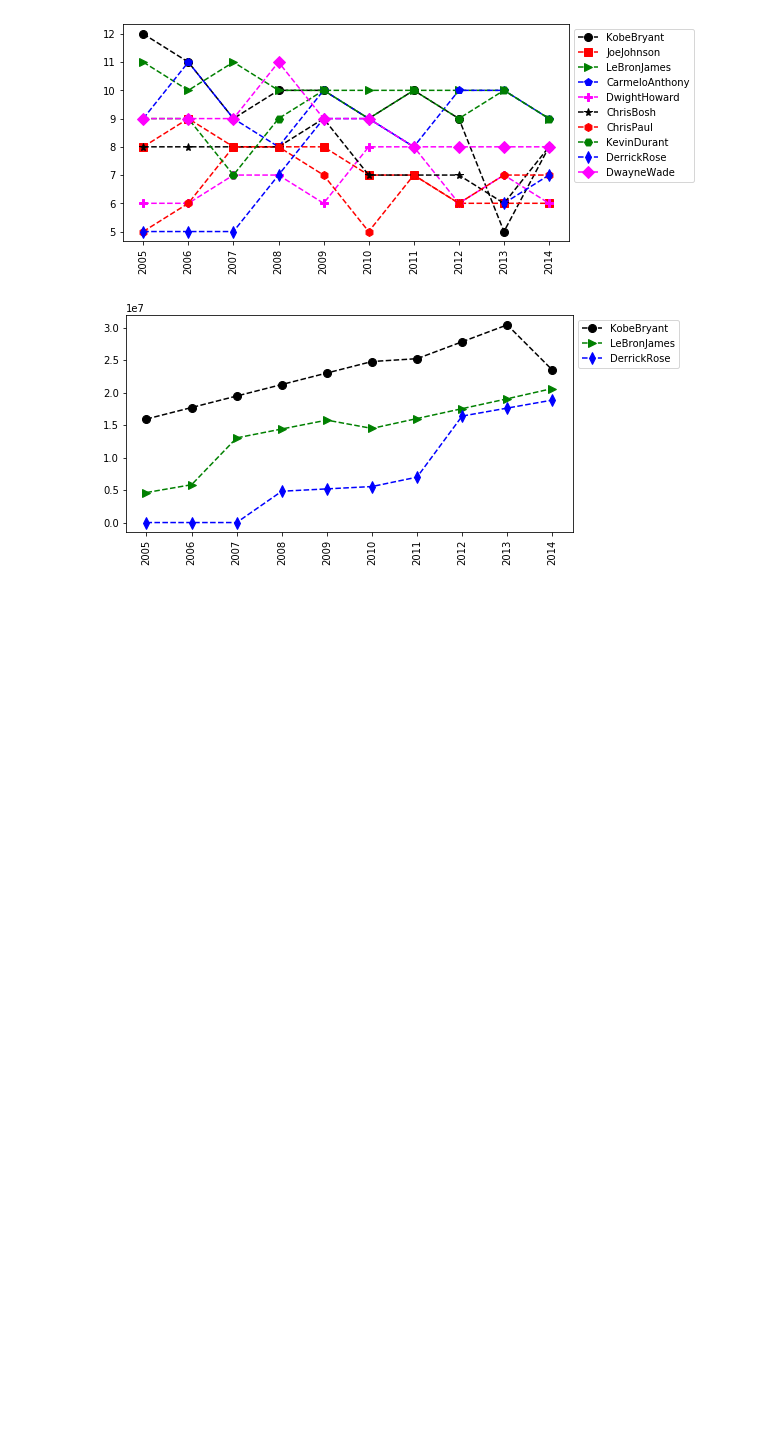
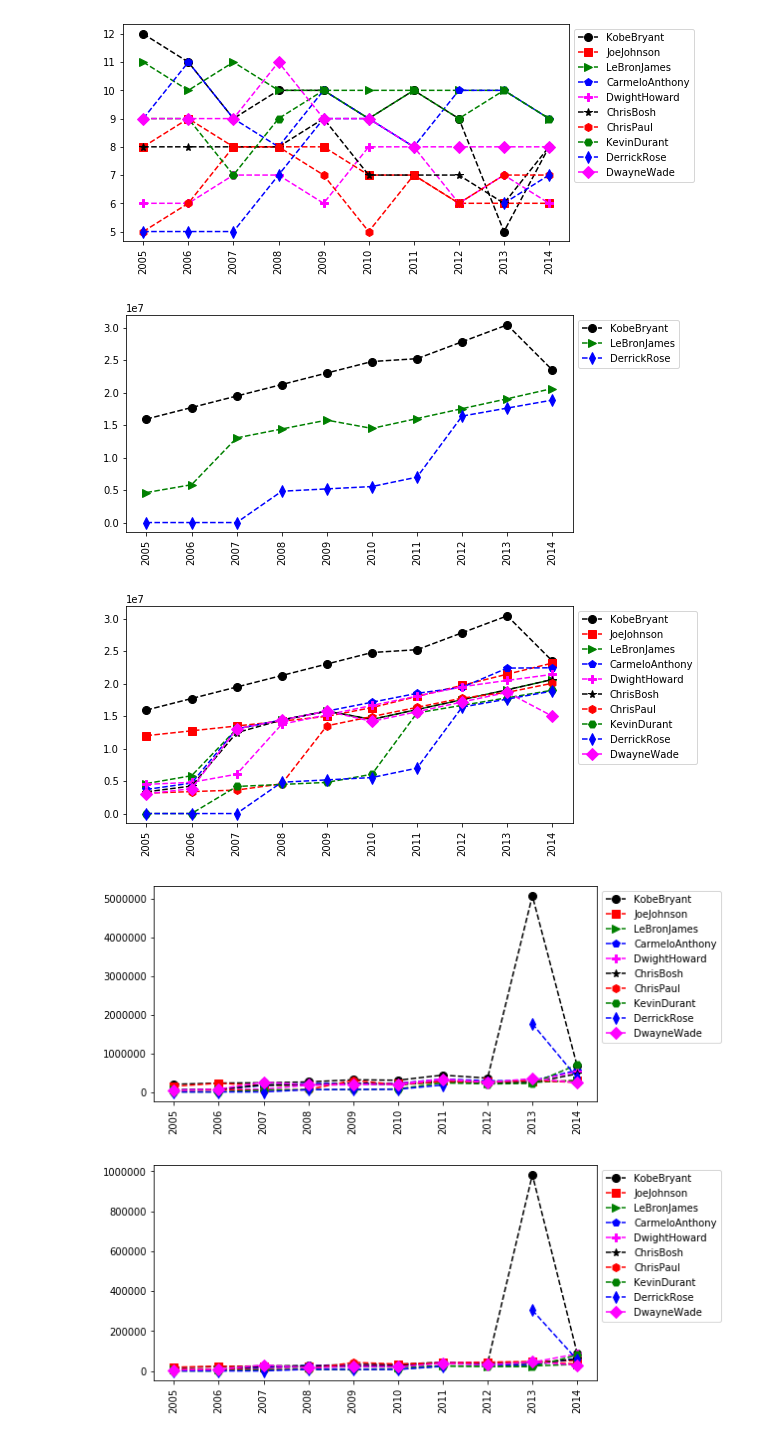
Before and after one commit to moshohel/python-for-data-science, a Jupyter notebook: Basketball Analysis.ipynb, the cells around one changed output. Saved outputs shown, nothing was run; the diff lists cells and outputs as text; code cells hidden in the pictures; blank space fills up the shorter version.

```diff
--- a/Basketball Analysis.ipynb
+++ b/Basketball Analysis.ipynb
@@ -880,0 +883,8 @@ myplot(Salary, ["KobeBryant","LeBronJames","DerrickRose"])
+# %%
+myplot(Salary)
+myplot(Salary / Games)
+myplot(Salary / FieldGoals)
+# %% [output]
+[figure, added]
+[figure, added]
+[figure, added]
```
Also changed, not shown: parts of 6 cells of this notebook, 2 other files.
